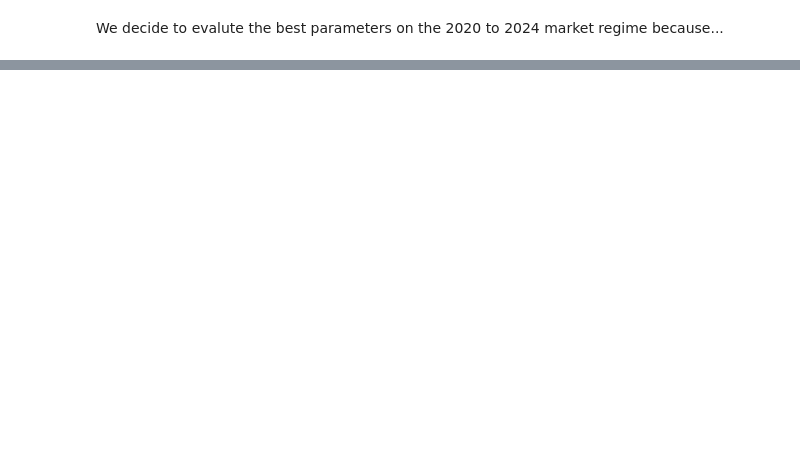
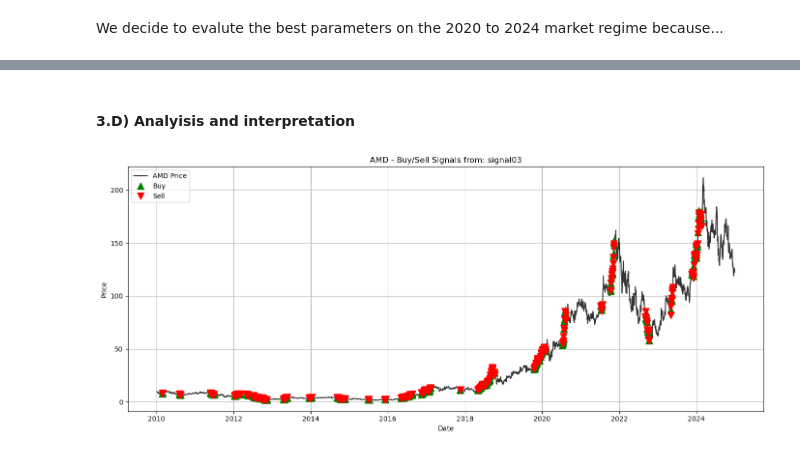
Before and after one commit to aaronsennhenn/computationalfinance, a Jupyter notebook: research_notebook.ipynb, the cells around one changed output, grey strips where cells are left out. Saved outputs shown, nothing was run; the diff lists cells and outputs as text; code cells hidden in the pictures; blank space fills up the shorter version.

```diff
--- a/research_notebook.ipynb
+++ b/research_notebook.ipynb
@@ -214,7 +190,0 @@ for ticker in tickers:
-# %%
-signals = signal02(df_prices['TSLA'], 14, 30, 70, 14, 5)
-# %%
-_, signals['upper_band'], signals['lower_band'] = compute_bollinger_bands(df_prices['AAPL'], window_length=20, num_std=5)
-signals['rsi'] = compute_rsi(df_prices['AAPL'], 14)
-signals['price'] = df_prices['TSLA']
-signals['rsi_sig'], _ = signal_rsi(df_prices['AAPL'], 14, 30, 70)
@@ -247,0 +191,19 @@ plt.show()
+# %%
+test_results = {}
+for ticker in tickers:
+    params = all_best_params[ticker]
+    prices = test_df_prices[ticker]
+    signal = signal02(prices=prices, **params)
+    results = backtest_strategy(prices, signal['signal'])
+    test_results[ticker] = {
+    'Strategy Cumulative Return': results['Strategy Cumulative Return'],
+    'BuyHold Cumulative Return': results['BuyHold Cumulative Return'],
+    'Strategy Sharpe': results['Strategy Sharpe'],
+    'BuyHold Sharpe': results['BuyHold Sharpe'],
+    'Sharpe Delta': results['Sharpe Delta'],
+    'Strategy Max Drawdown': results['Strategy Max Drawdown'],
+    'BuyHold Max Drawdown': results['BuyHold Max Drawdown'],
+    'Strategy Volatility': results['Strategy Volatility'],
+    'BuyHold Volatility': results['BuyHold Volatility']}
+
+df_test_results = pd.DataFrame.from_dict(test_results)
@@ -281,16 +262,16 @@ def signal03(prices, adx_window_length, donchian_window_length):
 # %%
 param_grid = {
     'adx_window_length': [8, 10, 12, 14, 16, 18, 20],
-    'donchian_window_length': [58, 10, 12, 14, 16, 18, 20]
+    'donchian_window_length': [8, 10, 12, 14, 16, 18, 20]
 }
 
 all_best_params = {}
 for ticker in tickers:
-    prices = df_prices[ticker]
-    best_params, best_score, best_metrics, results_df = gridsearch_strategy(price=prices, param_grid=param_grid, signal_fn=signal03, metric='cumret')
+    prices = test_df_prices[ticker]
+    best_params, best_score, results_df = gridsearch_strategy(price=prices, param_grid=param_grid, signal_fn=signal03, metric='sharpe')
     all_best_params[ticker] = best_params
     pd.set_option('display.width', 200)
     pd.set_option('display.max_columns', None)
     print(f"\n=== Results for {ticker} ===")
-    print(results_df.head(5))
+    print(results_df.head(3))
 # %% [output]
@@ -313,0 +329,6 @@ for ticker in tickers:
+# %% [markdown]
+#### 3.D) Analyisis and interpretation
+# %%
+plot_buy_and_sell_signals(signal03, df_prices, 'AMD', all_best_params['AMD'])
+# %% [output]
+[figure, added]
```
Also changed, not shown: parts of 31 cells of this notebook, 2 other files.
